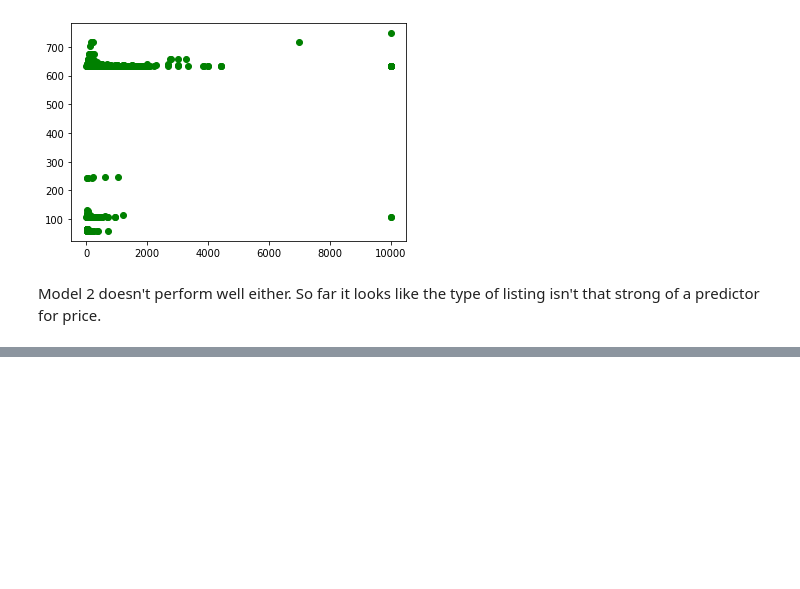
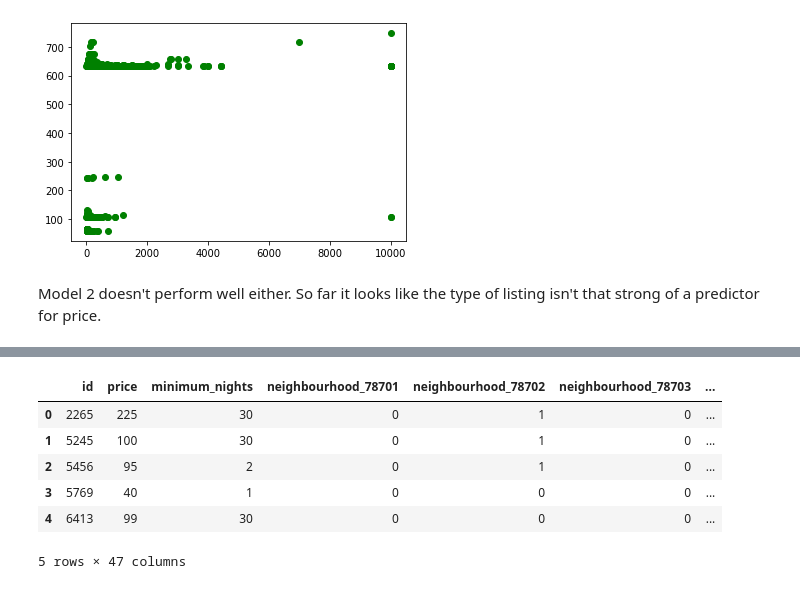
Before and after one commit to hank-butler/Second-Capstone, a Jupyter notebook: Second_Capstone.ipynb, the cells around one changed output, grey strips where cells are left out. Cells and saved outputs as stored; diff of their text form; code cells hidden in the pictures; blank space fills up the shorter version.

Commit message:
Added new map code, neighbourhood as dummy

```diff
--- a/Second_Capstone.ipynb
+++ b/Second_Capstone.ipynb
@@ -335,0 +349,2 @@ Model 2 doesn't perform well either. So far it looks like the type of listing is
+# %%
+df2 = df[['id', 'neighbourhood', 'price', 'minimum_nights']]
@@ -335,0 +360,12 @@ Model 2 doesn't perform well either. So far it looks like the type of listing is
+# %%
+df2 = pd.get_dummies(df2, columns=['neighbourhood'])
+# %%
+df2.head()
+# %% [output]
+|  | id | price | minimum_nights | neighbourhood_78701 | neighbourhood_78702 | neighbourhood_78703 | ... |
+| 0 | 2265 | 225 | 30 | 0 | 1 | 0 | ... |
+| 1 | 5245 | 100 | 30 | 0 | 1 | 0 | ... |
+| 2 | 5456 | 95 | 2 | 0 | 1 | 0 | ... |
+| 3 | 5769 | 40 | 1 | 0 | 0 | 0 | ... |
+| 4 | 6413 | 99 | 30 | 0 | 0 | 0 | ... |
+5 rows × 47 columns
```
Also changed, not shown: parts of 4 cells of this notebook.
